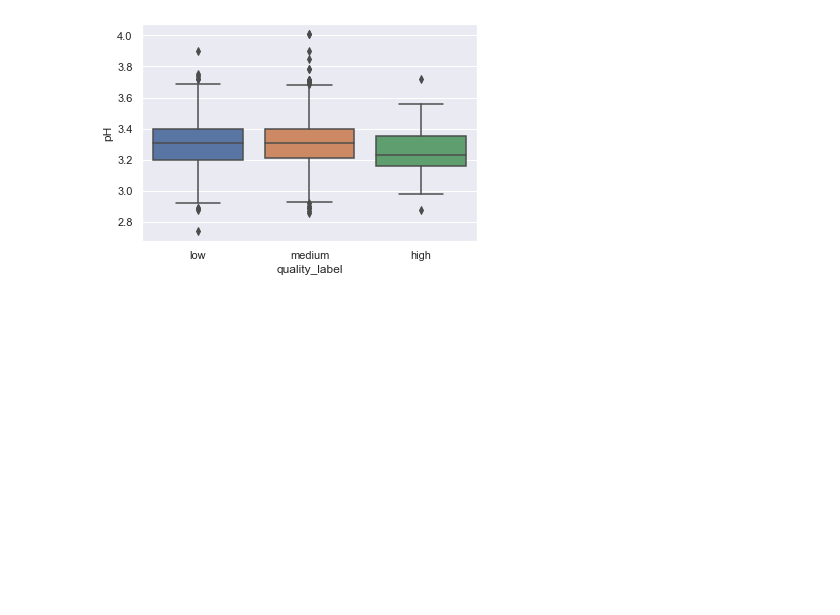
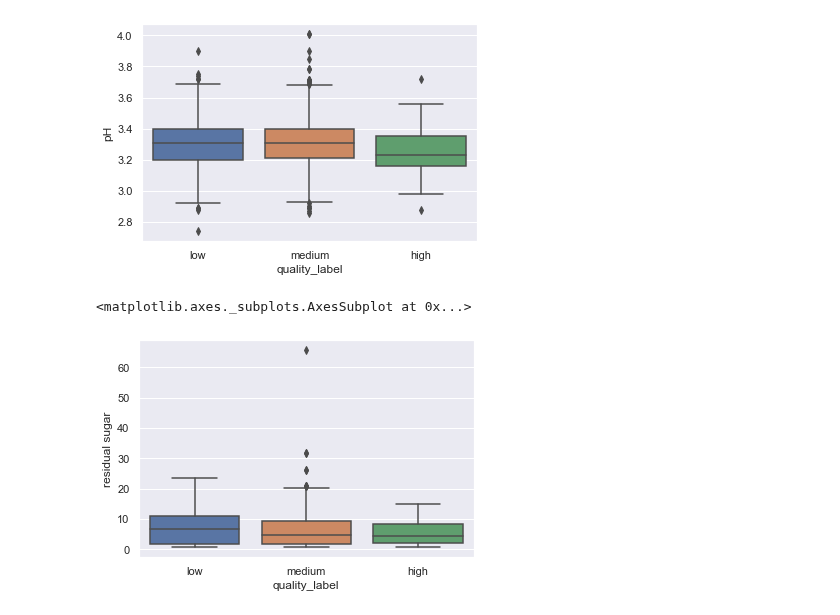
Before and after one commit to satomi26/Project-2, a Jupyter notebook: all_wine.ipynb, the cells around one changed output. Saved outputs shown, nothing was run; the diff lists cells and outputs as text; code cells hidden in the pictures; blank space fills up the shorter version.

```diff
--- a/all_wine.ipynb
+++ b/all_wine.ipynb
@@ -571,3 +580,8 @@ sns.boxplot(x='quality_label', y='pH', data=df_red)
 plt.show()
 # %% [output]
 [figure]
+# %%
+sns.boxplot(x='quality_label', y='residual sugar', data=df_white, order = ["low", "medium", "high"])
+# %% [output]
+<matplotlib.axes._subplots.AxesSubplot at 0x...>
+[figure, added]
```
Also changed, not shown: parts of 13 cells of this notebook.
